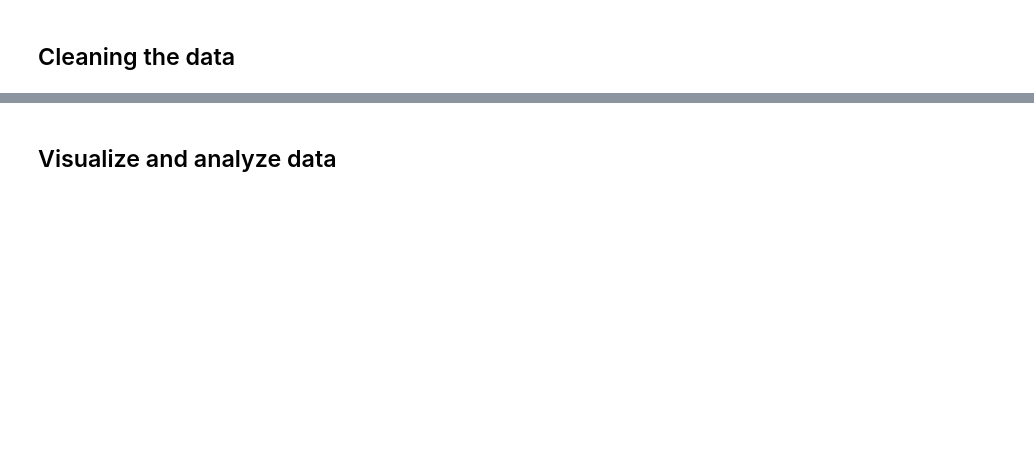
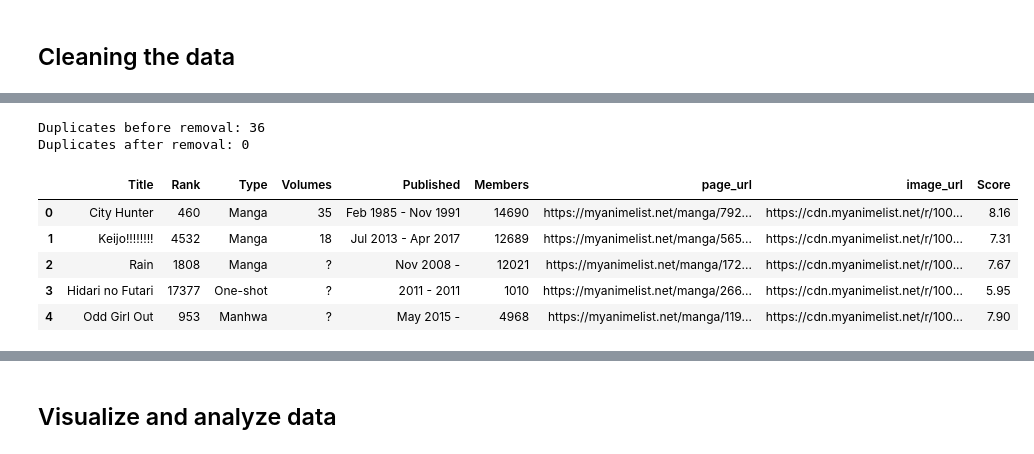
Before and after one commit to nikhil-1e9/web-scraping, a Jupyter notebook: Web-scraping-MAL-multi.ipynb, the cells around one changed output, grey strips where cells are left out. Drawn from its saved outputs; the diff is of its cells as text; code cells hidden in the pictures; blank space fills up the shorter version.

```diff
--- a/Web-scraping-MAL-multi.ipynb
+++ b/Web-scraping-MAL-multi.ipynb
@@ -663 +694,13 @@ anime_df_cleaned.head()
+# %%
+manga_df_cleaned = clean_data_manga("manga-rankings.csv")
+manga_df_cleaned.head()
+# %% [output]
+Duplicates before removal: 36
+Duplicates after removal: 0
+|  | Title | Rank | Type | Volumes | Published | Members | page_url | image_url | Score |
+| 0 | City Hunter | 460 | Manga | 35 | Feb 1985 - Nov 1991 | 14690 | https://myanimelist.net/manga/792... | https://cdn.myanimelist.net/r/100... | 8.16 |
+| 1 | Keijo!!!!!!!! | 4532 | Manga | 18 | Jul 2013 - Apr 2017 | 12689 | https://myanimelist.net/manga/565... | https://cdn.myanimelist.net/r/100... | 7.31 |
+| 2 | Rain | 1808 | Manga | ? | Nov 2008 - | 12021 | https://myanimelist.net/manga/172... | https://cdn.myanimelist.net/r/100... | 7.67 |
+| 3 | Hidari no Futari | 17377 | One-shot | ? | 2011 - 2011 | 1010 | https://myanimelist.net/manga/266... | https://cdn.myanimelist.net/r/100... | 5.95 |
+| 4 | Odd Girl Out | 953 | Manhwa | ? | May 2015 - | 4968 | https://myanimelist.net/manga/119... | https://cdn.myanimelist.net/r/100... | 7.90 |
 # %%
```
Also changed, not shown: parts of 27 cells of this notebook.
